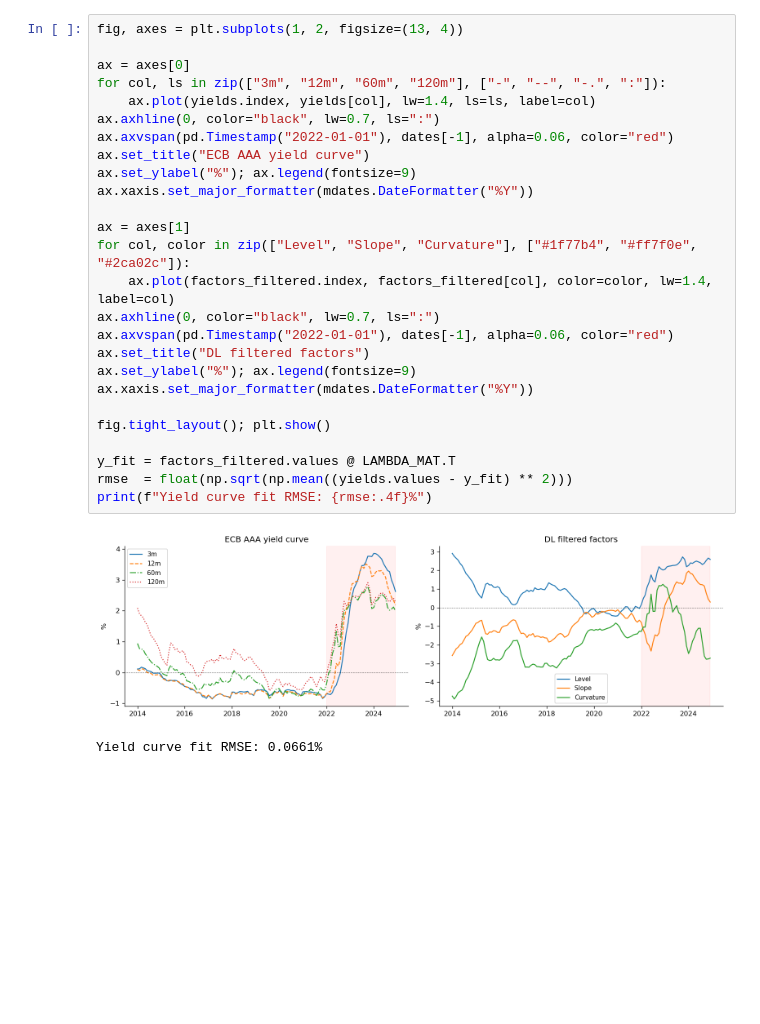
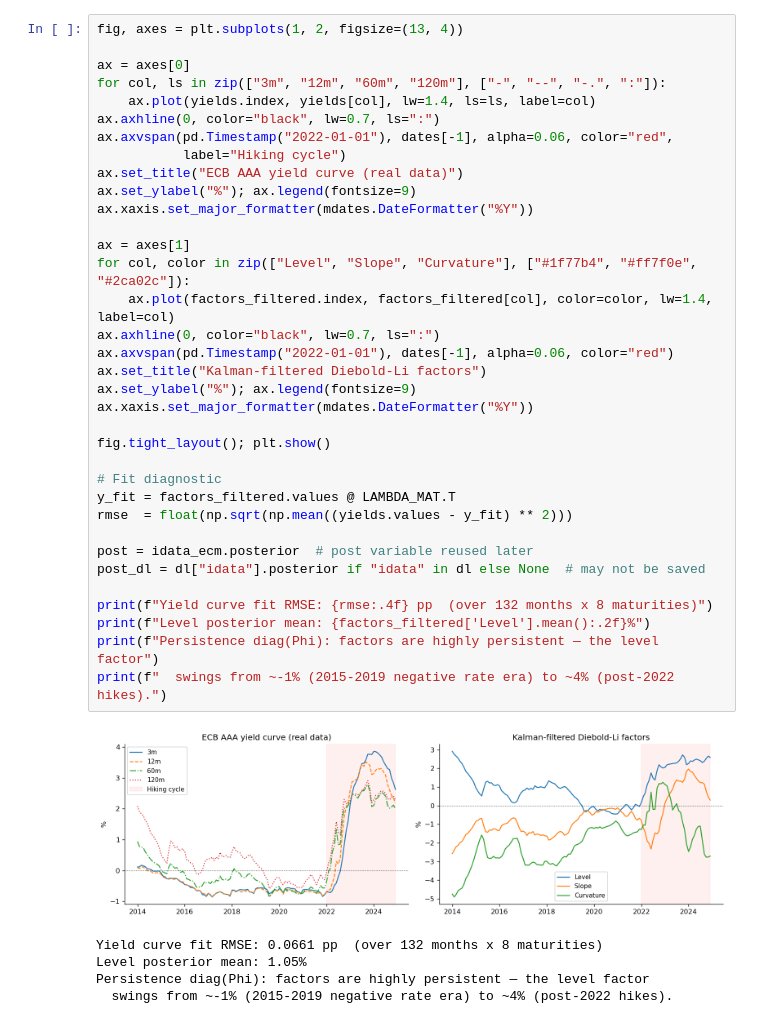
Before and after one commit to thomasmartins/nmd-rates-pymc, a Jupyter notebook: notebooks/00_main.ipynb, the cells around one changed output. Drawn from its saved outputs; the diff is of its cells as text; blank space fills up the shorter version.

```diff
--- a/notebooks/00_main.ipynb
+++ b/notebooks/00_main.ipynb
@@ -60,30 +157,42 @@ Real data, with the regime split (low rate → hiking) shaded from January 2022.
-# %%
-fig, axes = plt.subplots(1, 2, figsize=(13, 4))
-
-ax = axes[0]
-for col, ls in zip(["3m", "12m", "60m", "120m"], ["-", "--", "-.", ":"]):
-    ax.plot(yields.index, yields[col], lw=1.4, ls=ls, label=col)
-ax.axhline(0, color="black", lw=0.7, ls=":")
-ax.axvspan(pd.Timestamp("2022-01-01"), dates[-1], alpha=0.06, color="red")
-ax.set_title("ECB AAA yield curve")
-ax.set_ylabel("%"); ax.legend(fontsize=9)
-ax.xaxis.set_major_formatter(mdates.DateFormatter("%Y"))
-
-ax = axes[1]
-for col, color in zip(["Level", "Slope", "Curvature"], ["#1f77b4", "#ff7f0e", "#2ca02c"]):
-    ax.plot(factors_filtered.index, factors_filtered[col], color=color, lw=1.4, label=col)
-ax.axhline(0, color="black", lw=0.7, ls=":")
-ax.axvspan(pd.Timestamp("2022-01-01"), dates[-1], alpha=0.06, color="red")
-ax.set_title("DL filtered factors")
-ax.set_ylabel("%"); ax.legend(fontsize=9)
-ax.xaxis.set_major_formatter(mdates.DateFormatter("%Y"))
-
-fig.tight_layout(); plt.show()
-
-y_fit = factors_filtered.values @ LAMBDA_MAT.T
-rmse  = float(np.sqrt(np.mean((yields.values - y_fit) ** 2)))
-print(f"Yield curve fit RMSE: {rmse:.4f}%")
-# %% [output]
-[figure, removed]
-Yield curve fit RMSE: 0.0661%
+# %%
+fig, axes = plt.subplots(1, 2, figsize=(13, 4))
+
+ax = axes[0]
+for col, ls in zip(["3m", "12m", "60m", "120m"], ["-", "--", "-.", ":"]):
+    ax.plot(yields.index, yields[col], lw=1.4, ls=ls, label=col)
+ax.axhline(0, color="black", lw=0.7, ls=":")
+ax.axvspan(pd.Timestamp("2022-01-01"), dates[-1], alpha=0.06, color="red",
+           label="Hiking cycle")
+ax.set_title("ECB AAA yield curve (real data)")
+ax.set_ylabel("%"); ax.legend(fontsize=9)
+ax.xaxis.set_major_formatter(mdates.DateFormatter("%Y"))
+
+ax = axes[1]
+for col, color in zip(["Level", "Slope", "Curvature"], ["#1f77b4", "#ff7f0e", "#2ca02c"]):
+    ax.plot(factors_filtered.index, factors_filtered[col], color=color, lw=1.4, label=col)
+ax.axhline(0, color="black", lw=0.7, ls=":")
+ax.axvspan(pd.Timestamp("2022-01-01"), dates[-1], alpha=0.06, color="red")
+ax.set_title("Kalman-filtered Diebold-Li factors")
+ax.set_ylabel("%"); ax.legend(fontsize=9)
+ax.xaxis.set_major_formatter(mdates.DateFormatter("%Y"))
+
+fig.tight_layout(); plt.show()
+
+# Fit diagnostic
+y_fit = factors_filtered.values @ LAMBDA_MAT.T
+rmse  = float(np.sqrt(np.mean((yields.values - y_fit) ** 2)))
+
+post = idata_ecm.posterior  # post variable reused later
+post_dl = dl["idata"].posterior if "idata" in dl else None  # may not be saved
+
+print(f"Yield curve fit RMSE: {rmse:.4f} pp  (over 132 months x 8 maturities)")
+print(f"Level posterior mean: {factors_filtered['Level'].mean():.2f}%")
+print(f"Persistence diag(Phi): factors are highly persistent — the level factor")
+print(f"  swings from ~-1% (2015-2019 negative rate era) to ~4% (post-2022 hikes).")
+# %% [output]
+[figure, added]
+Yield curve fit RMSE: 0.0661 pp  (over 132 months x 8 maturities)
+Level posterior mean: 1.05%
+Persistence diag(Phi): factors are highly persistent — the level factor
+  swings from ~-1% (2015-2019 negative rate era) to ~4% (post-2022 hikes).
 # %% [markdown]
```
Also changed, not shown: parts of 14 cells of this notebook.
